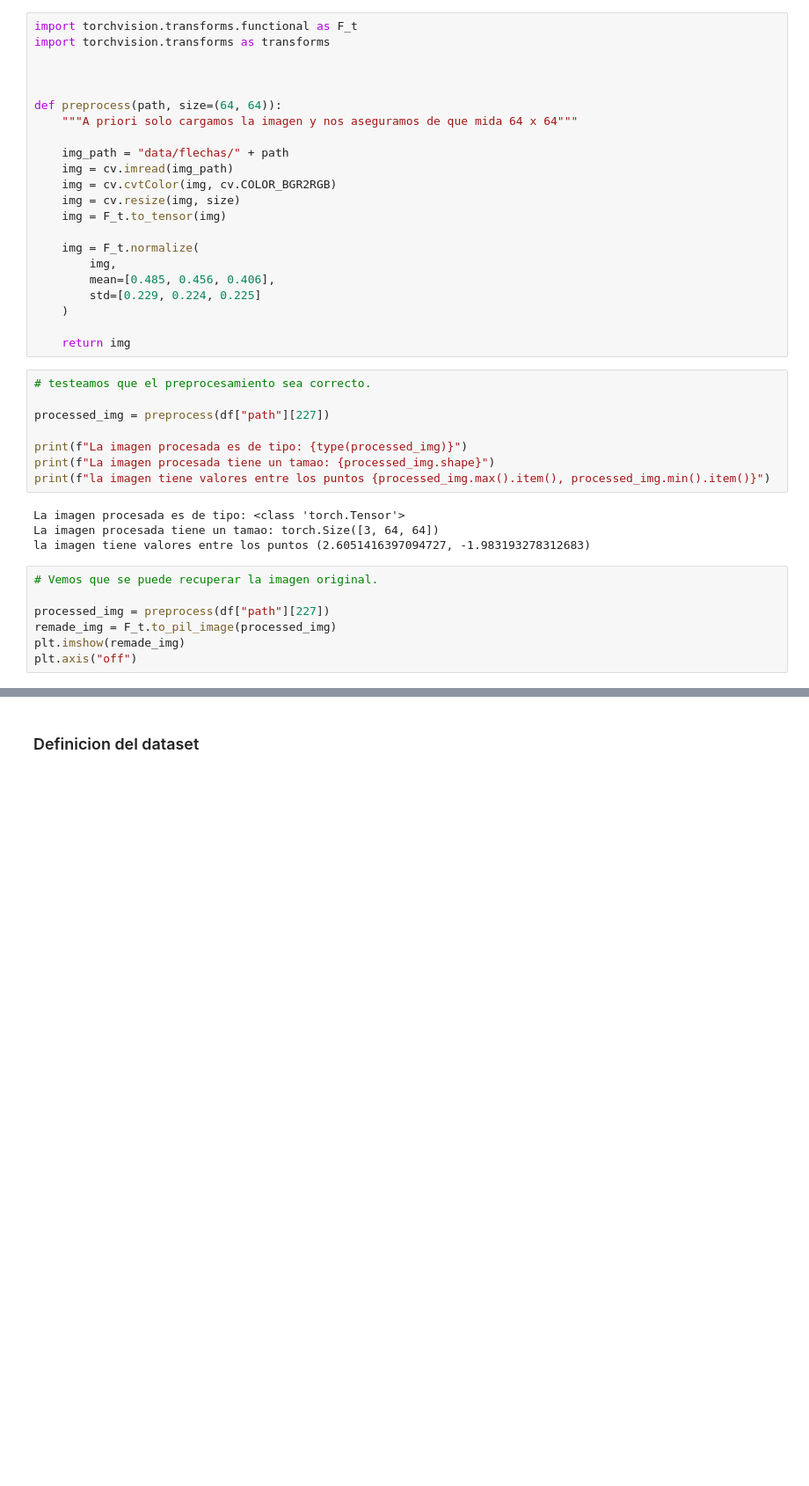
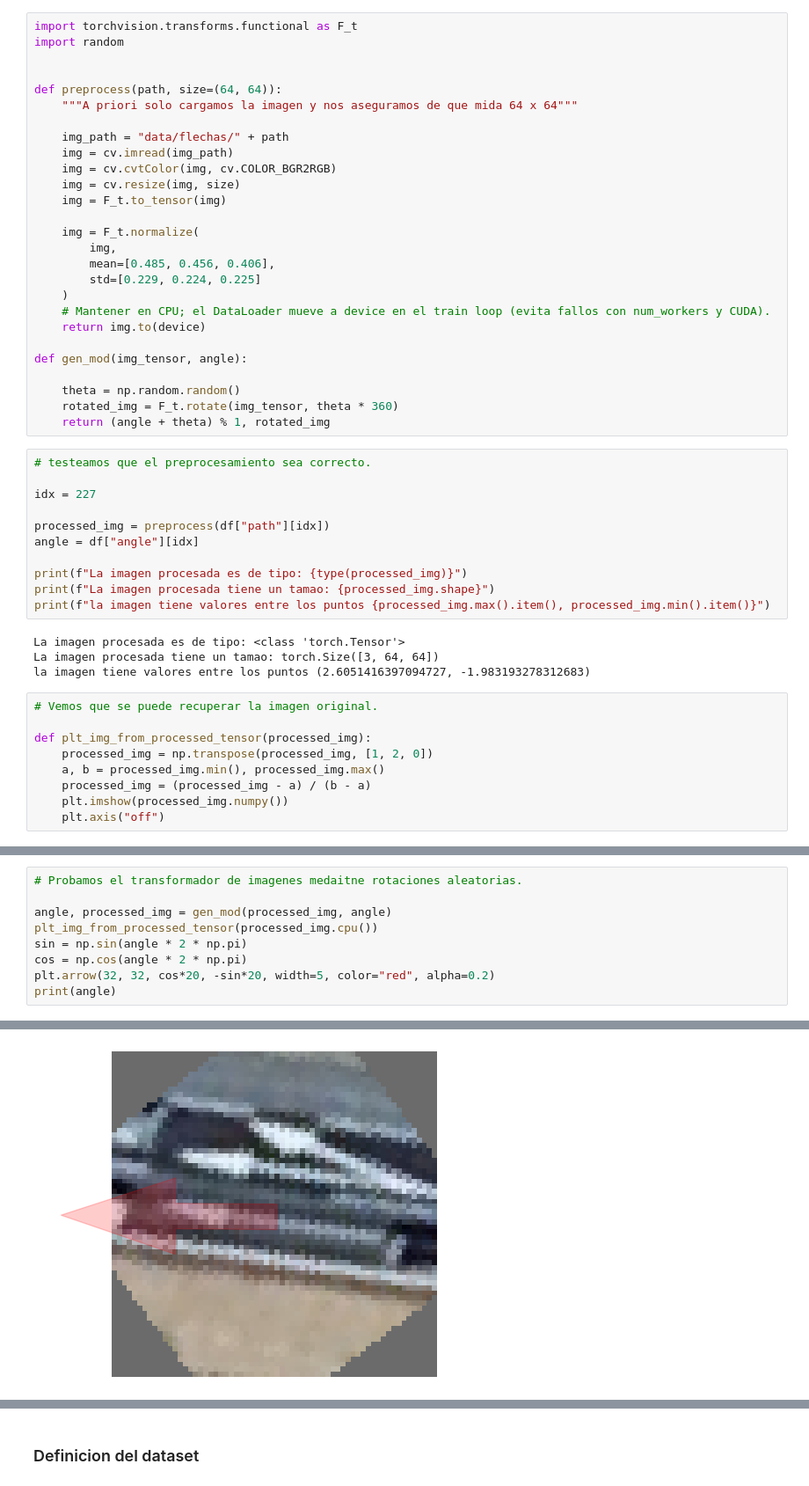
Before and after one commit to iocolopus/AA_2-p1, a Jupyter notebook: carga_de_datos.ipynb, the cells around one changed output, grey strips where cells are left out. Shown at 88% size. Drawn from its saved outputs; the diff is of its cells as text; blank space fills up the shorter version.

```diff
--- a/carga_de_datos.ipynb
+++ b/carga_de_datos.ipynb
@@ -66,8 +82,7 @@ Un dataset pytorch se define mediante una clase personalizada. Que debe implemen
 Para definir el dataset nos apoyaremos en la funcion process(path) que encapsulara todo el preprocesamiento que deseamos hacerle a una imagen.
 # %%
 import torchvision.transforms.functional as F_t
-import torchvision.transforms as transforms
-
+import random
 
 
 def preprocess(path, size=(64, 64)):
@@ -84,12 +99,21 @@ def preprocess(path, size=(64, 64)):
         mean=[0.485, 0.456, 0.406],
         std=[0.229, 0.224, 0.225]
     )
+    # Mantener en CPU; el DataLoader mueve a device en el train loop (evita fallos con num_workers y CUDA).
+    return img.to(device)
 
-    return img
+def gen_mod(img_tensor, angle):
+
+    theta = np.random.random()
+    rotated_img = F_t.rotate(img_tensor, theta * 360)
+    return (angle + theta) % 1, rotated_img
 # %%
 # testeamos que el preprocesamiento sea correcto.
 
-processed_img = preprocess(df["path"][227])
+idx = 227
+
+processed_img = preprocess(df["path"][idx])
+angle = df["angle"][idx]
 
 print(f"La imagen procesada es de tipo: {type(processed_img)}")
 print(f"La imagen procesada tiene un tamao: {processed_img.shape}")
@@ -101,7 +125,9 @@ la imagen tiene valores entre los puntos (2.6051416397094727, -1.983193278312683
 # %%
 # Vemos que se puede recuperar la imagen original.
 
-processed_img = preprocess(df["path"][227])
-remade_img = F_t.to_pil_image(processed_img)
-plt.imshow(remade_img)
-plt.axis("off")
+def plt_img_from_processed_tensor(processed_img):
+    processed_img = np.transpose(processed_img, [1, 2, 0])
+    a, b = processed_img.min(), processed_img.max()
+    processed_img = (processed_img - a) / (b - a)
+    plt.imshow(processed_img.numpy())
+    plt.axis("off")
@@ -110,0 +134,10 @@ plt.axis("off")
+# %%
+# Probamos el transformador de imagenes medaitne rotaciones aleatorias.
+
+angle, processed_img = gen_mod(processed_img, angle)
+plt_img_from_processed_tensor(processed_img.cpu())
+sin = np.sin(angle * 2 * np.pi)
+cos = np.cos(angle * 2 * np.pi)
+plt.arrow(32, 32, cos*20, -sin*20, width=5, color="red", alpha=0.2)
+print(angle)
+# %% [output]
@@ -110,0 +145 @@ plt.axis("off")
+[figure, added]
```
Also changed, not shown: parts of 37 cells of this notebook.
